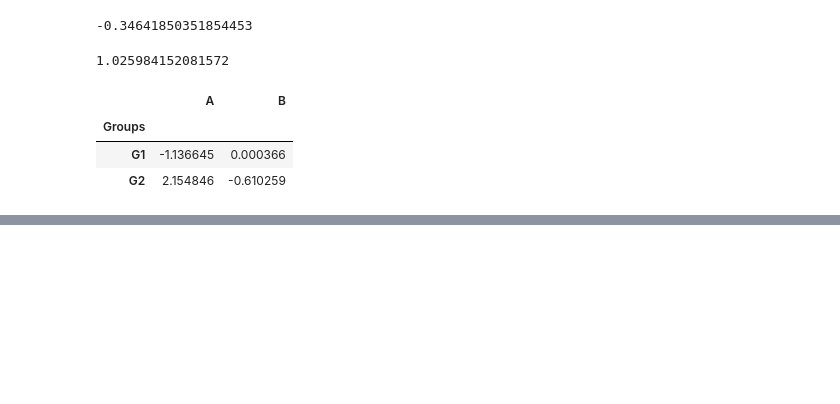
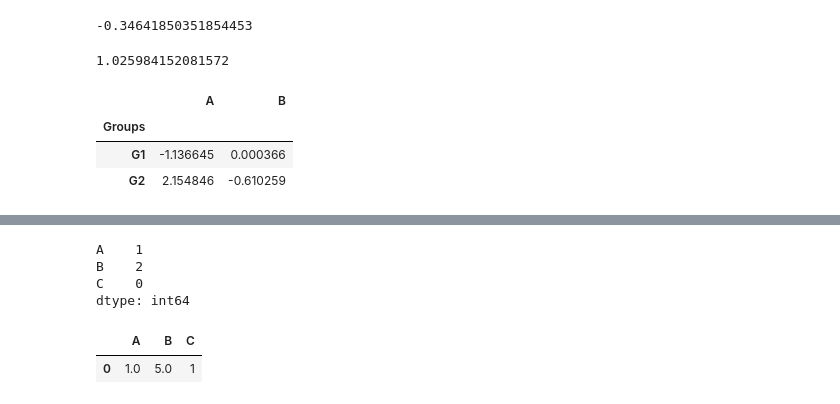
Before and after one commit to Malinda1/machine-learning_course_01, a Jupyter notebook: pandas_for_data_anlysis/pandas.ipynb, the cells around one changed output, grey strips where cells are left out. Drawn from its saved outputs; the diff is of its cells as text; code cells hidden in the pictures; blank space fills up the shorter version.

```diff
--- a/pandas_for_data_anlysis/pandas.ipynb
+++ b/pandas_for_data_anlysis/pandas.ipynb
@@ -363,0 +380,17 @@ df2.xs(1, level = 'num')
+# %%
+df1.isnull().sum()
+# %% [output]
+A    1
+B    2
+C    0
+dtype: int64
+# %%
+# Remove the all rows if have null values
+
+df1.dropna(
+    axis = 0,
+    inplace = False
+)
+# %% [output]
+|  | A | B | C |
+| 0 | 1.0 | 5.0 | 1 |
```
Also changed, not shown: parts of 6 cells of this notebook.
